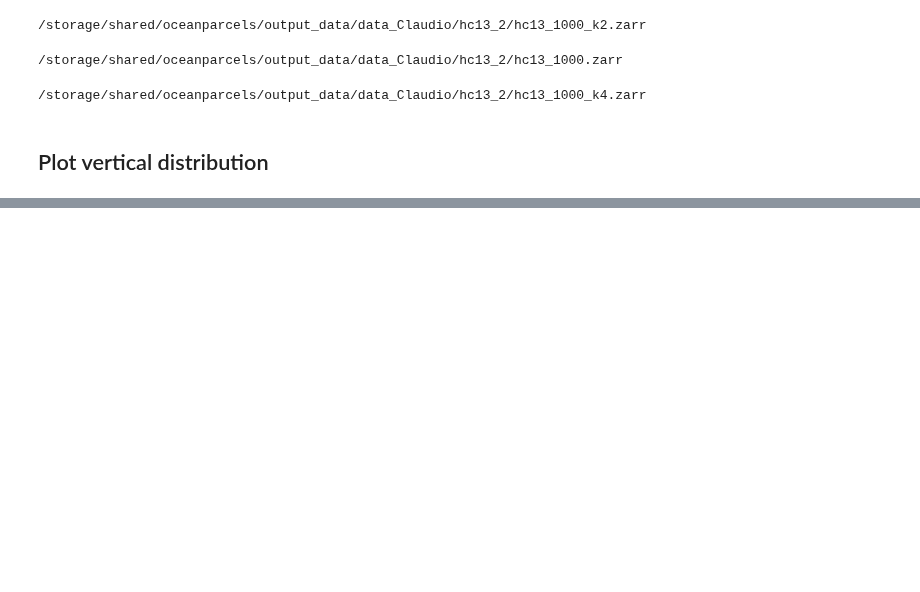
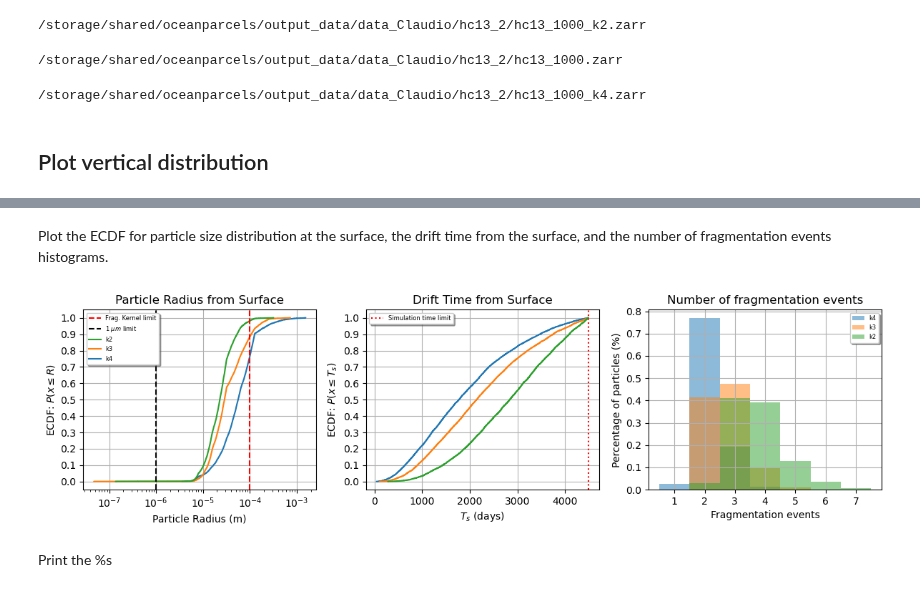
Before and after one commit to OceanParcels/Backtracking_Abyssal_Nanoplastics, a Jupyter notebook: python/supplementary_material_plots.ipynb, the cells around one changed output, grey strips where cells are left out. Saved outputs shown, nothing was run; the diff lists cells and outputs as text; code cells hidden in the pictures; blank space fills up the shorter version.

```diff
--- a/python/supplementary_material_plots.ipynb
+++ b/python/supplementary_material_plots.ipynb
@@ -206,0 +149,60 @@ np.save('../data/diff_comparisson.npy', diff_comparisson, allow_pickle=True)
+# %% [markdown]
+Plot the ECDF for particle size distribution at the surface, the drift time from the surface, and the number of fragmentation events histograms.
+# %%
+bins = np.linspace(1, 8, 8)
+fig, ax = plt.subplots(1, 3, figsize=(12, 3.5), tight_layout=True)
+
+for j, ft in enumerate(sim_names[::-1]):
+
+
+    x, y = funk.ecdf(surface_events[ft]['radius'], normalized=True)
+    ax[0].plot(x, y, drawstyle='steps-post', label=f'{ft}')
+
+    x, y = funk.ecdf(surface_events[ft]['surface_time'], normalized=True)
+    ax[1].plot(x, y, drawstyle='steps-post')
+
+    # x, y = funk.ecdf(surface_events[ft]['displacement']/1e3, normalized=True)
+    # ax[2].plot(x, y, drawstyle='steps-post')
+    ax[2].hist(surface_events[ft]['frag_events'], bins=bins, label=ft, alpha=0.5, align='left', density=True)
+
+
+ax[0].axvline(1e-6, ls='--', label=r"1 $\mu m$ limit", color='black')
+ax[0].axvline(1e-4, ls='--', label=r"Frag. Kernel limit", color='red')
+
+ax[1].axvline(sim_time, ls=':', label=r"Simulation time limit", color='red')
+
+handles, labels = ax[0].get_legend_handles_labels()
+handles = handles[::-1]
+labels = labels[::-1]
+
+ax[0].legend(handles, labels, fontsize=6, shadow=True)
+ax[1].legend(fontsize=6, shadow=True)
+ax[2].legend(fontsize=6, shadow=True)
+ax[0].semilogx()
+ax[0].set_xlabel('Particle Radius (m)')
+ax[0].set_ylabel(r'ECDF: $P(x \leq R)$')
+ax[0].set_title('Particle Radius from Surface')
+
+ax[1].set_xlabel(r'$T_s$ (days)')
+ax[1].set_ylabel(r'ECDF: $P(x \leq T_s)$')
+ax[1].set_title('Drift Time from Surface')
+
+ax[2].set_xlabel(r'Fragmentation events')
+ax[2].set_ylabel(r'Percentage of particles (%)')
+ax[2].set_title('Number of fragmentation events')
+
+gridy = np.linspace(0, 1, 11)
+ax[0].set_yticks(gridy)
+ax[1].set_yticks(gridy)
+ax[2].set_xticks(bins[:-1])
+
+ax[0].grid()
+ax[1].grid()
+ax[2].grid()
+
+fig.savefig('../article_figs/k2k3k4_comparison', dpi=300,
+            facecolor=(1, 0, 0, 0))
+# %% [output]
+[figure, added]
+# %% [markdown]
+Print the %s
```
Also changed, not shown: parts of 13 cells of this notebook, 9 other files.
